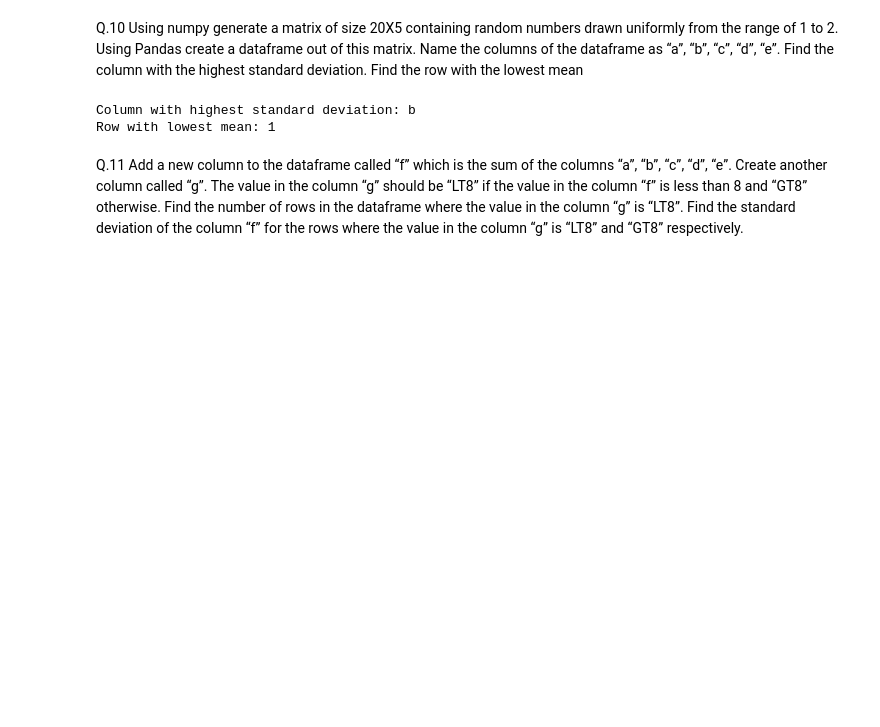
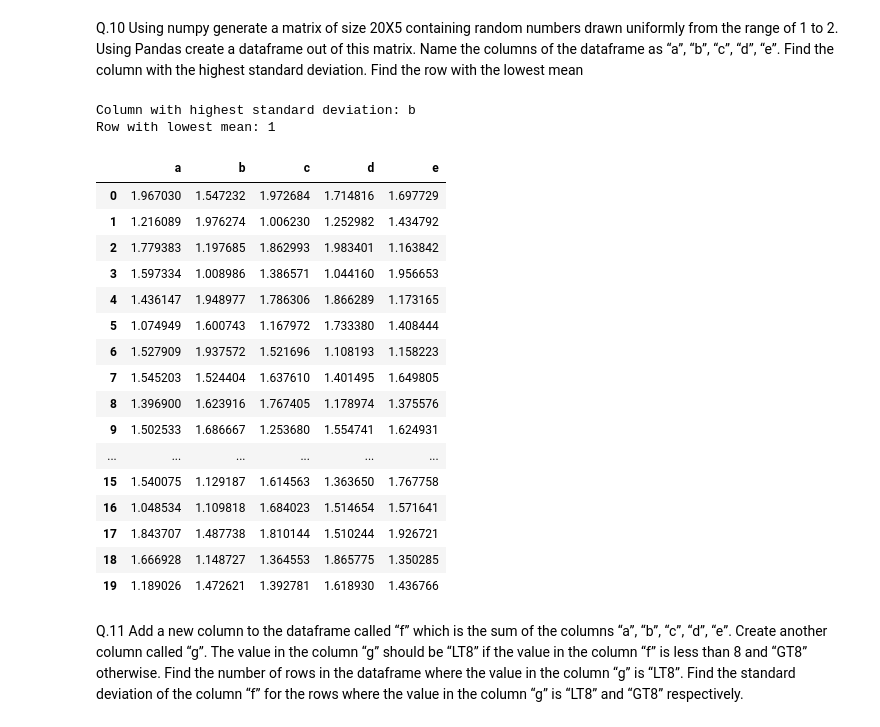
Before and after one commit to dhruvpatel144/pre_requisite, a Jupyter notebook: ML_pre_requisite_test.ipynb, the cells around one changed output. Cells and saved outputs as stored; diff of their text form; code cells hidden in the pictures; blank space fills up the shorter version.

```diff
--- a/ML_pre_requisite_test.ipynb
+++ b/ML_pre_requisite_test.ipynb
@@ -285,18 +286,37 @@ Q.10 Using numpy generate a matrix of size 20X5 containing random numbers drawn
 # %%
 import numpy as np
 import pandas as pd
 np.random.seed(4)
 matrix = np.random.uniform(1, 2, size=(20, 5))
 df = pd.DataFrame(matrix, columns=["a", "b", "c", "d", "e"])
 std = df.std(axis =0)
 mean = df.mean(axis =1)
 col_max_std = std.idxmax()
 row_min_mean = mean.idxmin()
+
 print(f"Column with highest standard deviation: {col_max_std}")
 print(f"Row with lowest mean: {row_min_mean}")
+df
 # %% [output]
 Column with highest standard deviation: b
 Row with lowest mean: 1
+|  | a | b | c | d | e |
+| 0 | 1.967030 | 1.547232 | 1.972684 | 1.714816 | 1.697729 |
+| 1 | 1.216089 | 1.976274 | 1.006230 | 1.252982 | 1.434792 |
+| 2 | 1.779383 | 1.197685 | 1.862993 | 1.983401 | 1.163842 |
+| 3 | 1.597334 | 1.008986 | 1.386571 | 1.044160 | 1.956653 |
+| 4 | 1.436147 | 1.948977 | 1.786306 | 1.866289 | 1.173165 |
+| 5 | 1.074949 | 1.600743 | 1.167972 | 1.733380 | 1.408444 |
+| 6 | 1.527909 | 1.937572 | 1.521696 | 1.108193 | 1.158223 |
+| 7 | 1.545203 | 1.524404 | 1.637610 | 1.401495 | 1.649805 |
+| 8 | 1.396900 | 1.623916 | 1.767405 | 1.178974 | 1.375576 |
+| 9 | 1.502533 | 1.686667 | 1.253680 | 1.554741 | 1.624931 |
+| ... | ... | ... | ... | ... | ... |
+| 15 | 1.540075 | 1.129187 | 1.614563 | 1.363650 | 1.767758 |
+| 16 | 1.048534 | 1.109818 | 1.684023 | 1.514654 | 1.571641 |
+| 17 | 1.843707 | 1.487738 | 1.810144 | 1.510244 | 1.926721 |
+| 18 | 1.666928 | 1.148727 | 1.364553 | 1.865775 | 1.350285 |
+| 19 | 1.189026 | 1.472621 | 1.392781 | 1.618930 | 1.436766 |
 # %% [markdown]
 Q.11 Add a new column to the dataframe called “f” which is the sum of the columns “a”, “b”, “c”, “d”, “e”. Create another column called “g”. The value in the column “g” should be “LT8” if the value in the column “f” is less than 8 and “GT8” otherwise. Find the number of rows in the dataframe where the value in the column “g” is “LT8”. Find the standard deviation of the column “f” for the rows where the value in the column “g” is “LT8” and “GT8” respectively.
 # %%
```
Also changed, not shown: parts of 5 cells of this notebook.
